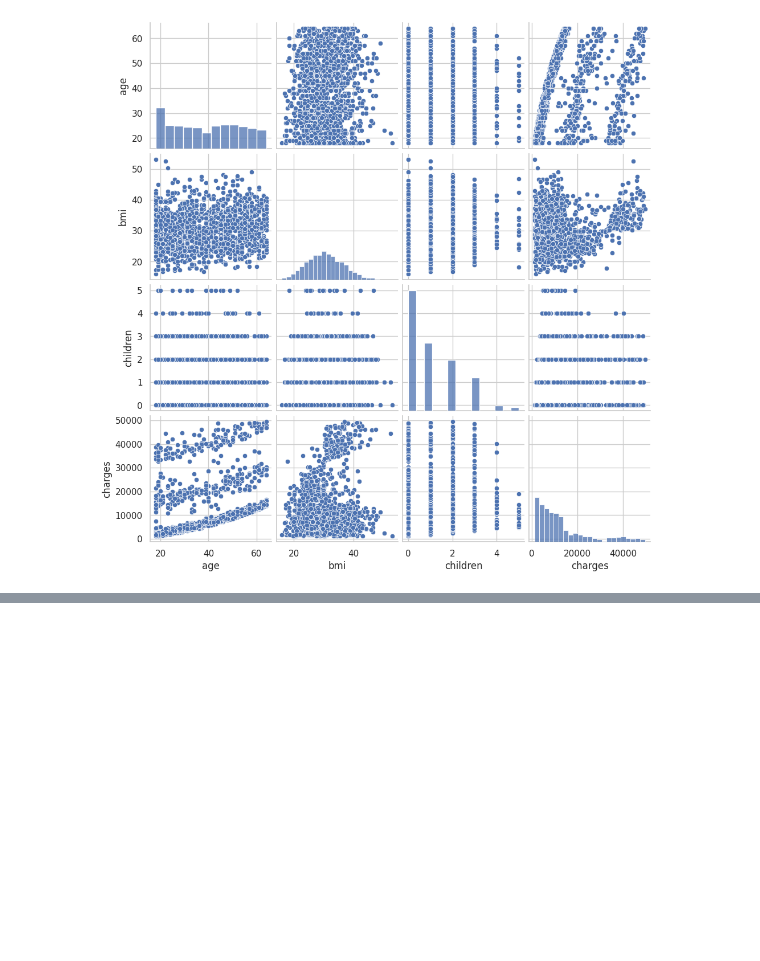
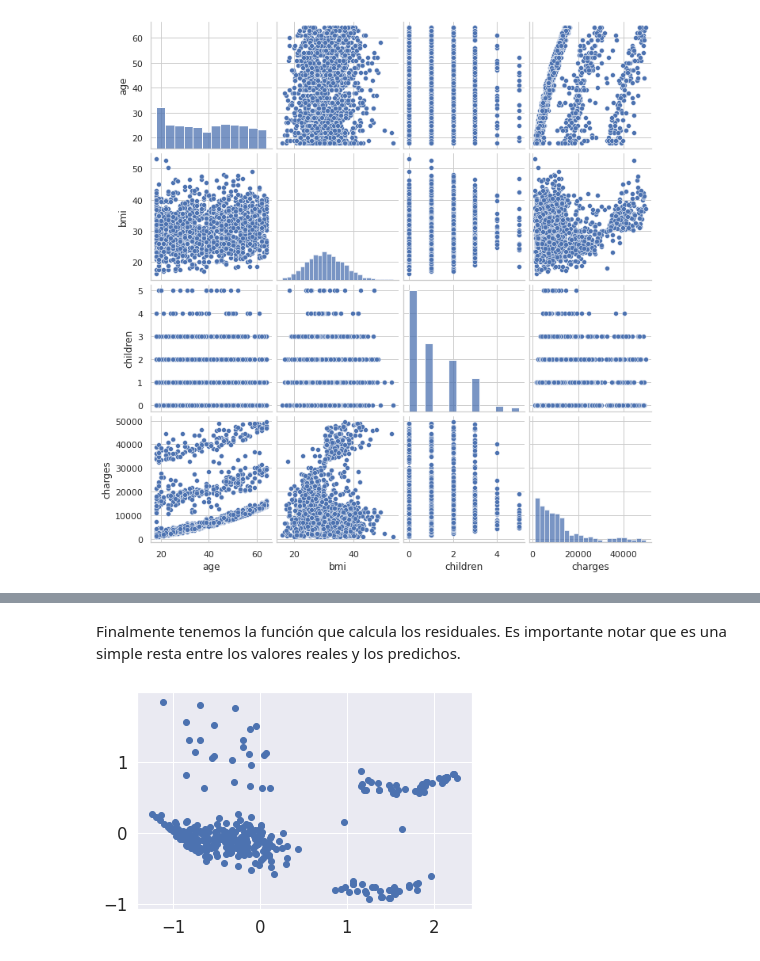
Before and after one commit to simon0820s/LecturesOnMachineLearning, a Jupyter notebook: linearRegressions/medicalExpenses/main.ipynb, the cells around one changed output, grey strips where cells are left out. Saved outputs shown, nothing was run; the diff lists cells and outputs as text; code cells hidden in the pictures; blank space fills up the shorter version.

```diff
--- a/linearRegressions/medicalExpenses/main.ipynb
+++ b/linearRegressions/medicalExpenses/main.ipynb
@@ -69,0 +72,3 @@ dtype: object
+# %%
+df = pd.get_dummies(df, columns=['sex','smoker','region'], drop_first=True)
+df.head()
@@ -69,0 +89,19 @@ dtype: object
+# %%
+X_cols = list(set(df.columns)-set(['charges']))
+y_col = ['charges']
+
+X = df[X_cols].values
+y = df[y_col].values
+
+X_train, X_test, y_train, y_test = train_test_split(X,y)
+sc_x = StandardScaler().fit(X)
+sc_y = StandardScaler().fit(y)
+
+X_train = sc_x.transform(X_train)
+X_test = sc_x.transform(X_test)
+y_train = sc_y.transform(y_train)
+y_test = sc_y.transform(y_test)
+
+model = LinearRegression()
+model.fit(X_train,y_train)
+y_pred = model.predict(X_test)
@@ -69,0 +131,5 @@ dtype: object
+# %%
+y_test = y_test.reshape(-1)
+
+print("==========Summary==========")
+stats.summary(model, X_test, y_test, X_cols)
@@ -69,0 +157,8 @@ dtype: object
+# %% [markdown]
+Finalmente tenemos la función que calcula los residuales. Es importante notar que es una simple resta entre los valores reales y los predichos.
+# %%
+residuals = np.subtract(y_test, y_pred.reshape(-1))
+plt.scatter(y_pred, residuals)
+plt.show()
+# %% [output]
+[figure, added]
```
Also changed, not shown: parts of 38 cells of this notebook.
